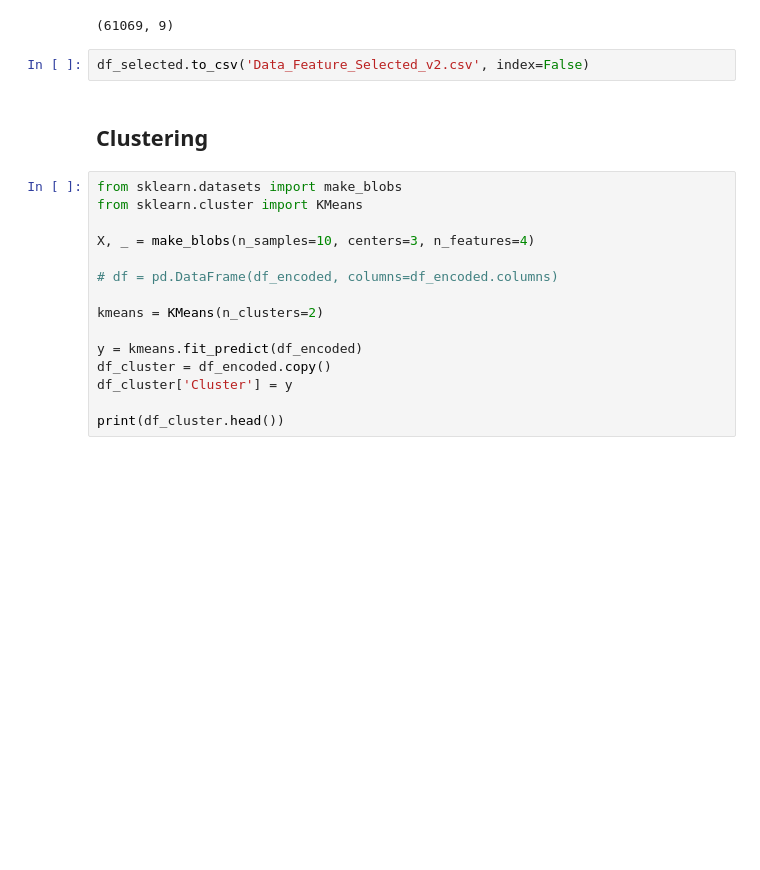
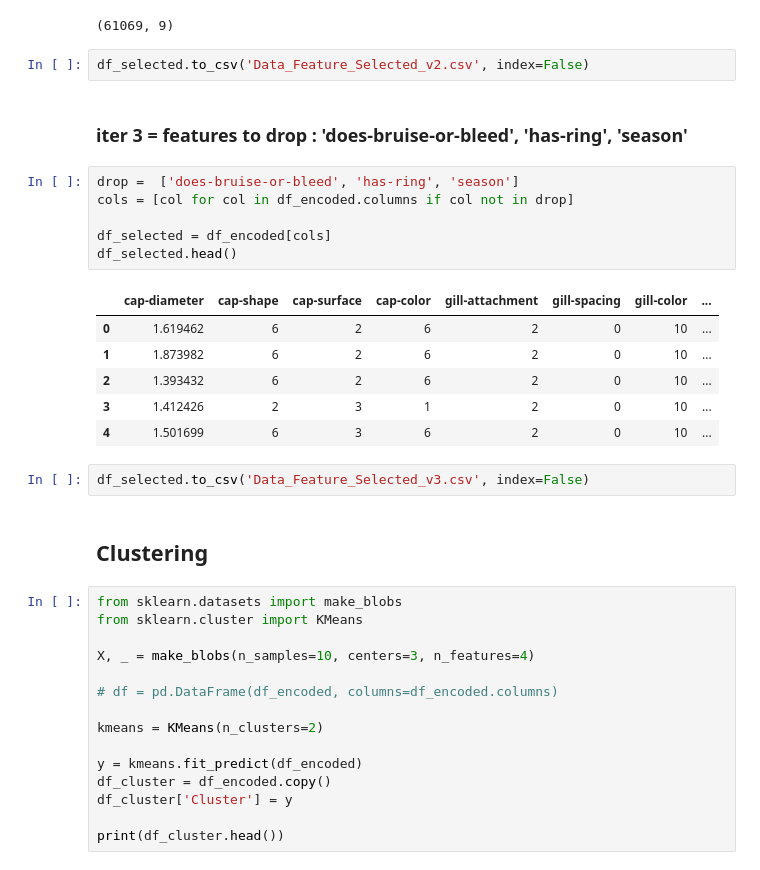
Before and after one commit to arnav10goel/CSE558-DSc-Project, a Jupyter notebook: feature_selection.ipynb, the cells around one changed output. Saved outputs shown, nothing was run; the diff lists cells and outputs as text; blank space fills up the shorter version.

```diff
--- a/feature_selection.ipynb
+++ b/feature_selection.ipynb
@@ -191,6 +202,23 @@ df_selected.shape
 (61069, 9)
 # %%
 df_selected.to_csv('Data_Feature_Selected_v2.csv', index=False)
+# %% [markdown]
+### iter 3 = features to drop : 'does-bruise-or-bleed', 'has-ring', 'season'
+# %%
+drop =  ['does-bruise-or-bleed', 'has-ring', 'season']
+cols = [col for col in df_encoded.columns if col not in drop]
+
+df_selected = df_encoded[cols]
+df_selected.head()
+# %% [output]
+|  | cap-diameter | cap-shape | cap-surface | cap-color | gill-attachment | gill-spacing | gill-color | ... |
+| 0 | 1.619462 | 6 | 2 | 6 | 2 | 0 | 10 | ... |
+| 1 | 1.873982 | 6 | 2 | 6 | 2 | 0 | 10 | ... |
+| 2 | 1.393432 | 6 | 2 | 6 | 2 | 0 | 10 | ... |
+| 3 | 1.412426 | 2 | 3 | 1 | 2 | 0 | 10 | ... |
+| 4 | 1.501699 | 6 | 3 | 6 | 2 | 0 | 10 | ... |
+# %%
+df_selected.to_csv('Data_Feature_Selected_v3.csv', index=False)
 # %% [markdown]
 ## Clustering
 # %%
```
Also changed, not shown: parts of 5 cells of this notebook, 3 other files.
